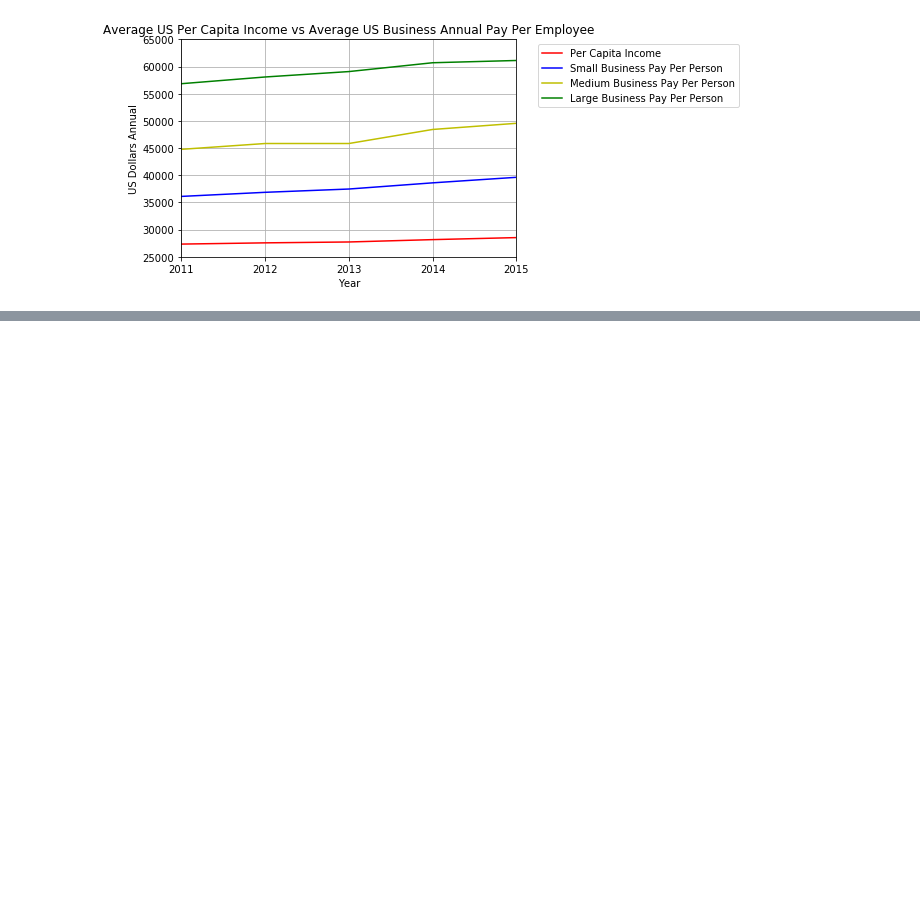
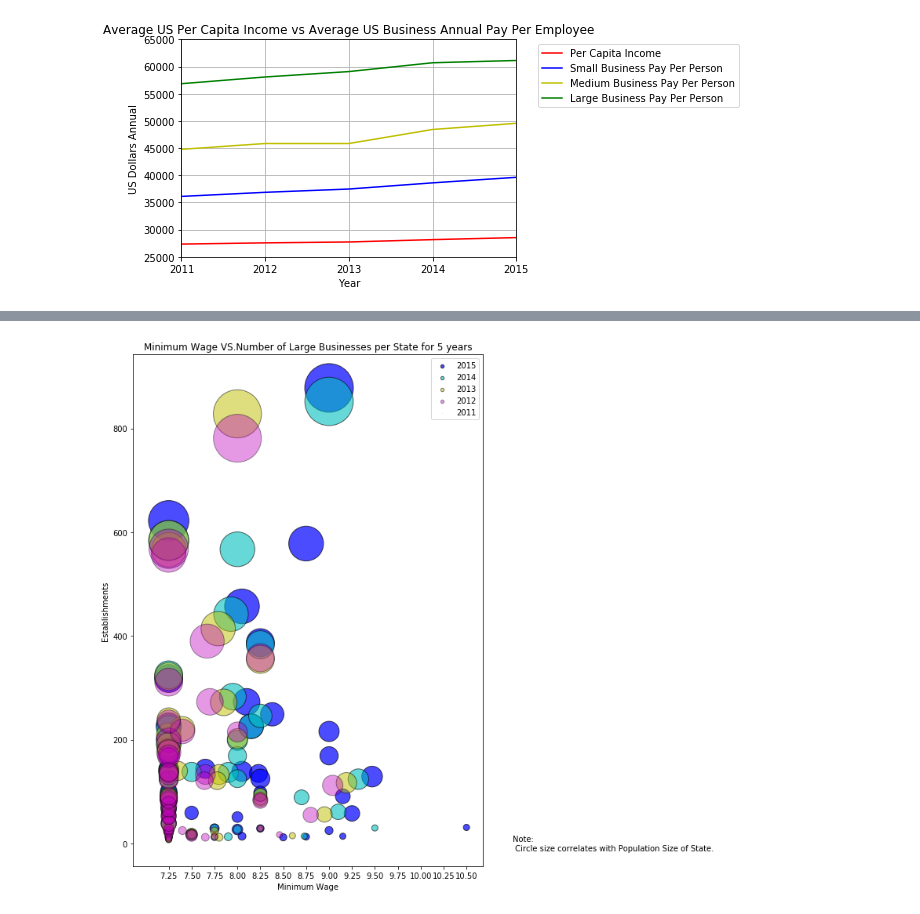
Before and after one commit to Airedyver/Census_Business_Vizualization, a Jupyter notebook: project1-ec.ipynb, the cells around one changed output, grey strips where cells are left out. Saved outputs shown, nothing was run; the diff lists cells and outputs as text; code cells hidden in the pictures; blank space fills up the shorter version.

```diff
--- a/project1-ec.ipynb
+++ b/project1-ec.ipynb
@@ -1047,0 +1050,47 @@ plt.show()
+# %%
+#graph minimum wage vs Establishments
+#Set figure size
+fig = plt.figure(figsize=(8,12))
+
+lar_min_wage_plot_2015 = clean_combo_census.loc[clean_combo_census["Year"] == "2015"]
+lar_min_wage_plot_2014 = clean_combo_census.loc[clean_combo_census["Year"] == "2014"]
+lar_min_wage_plot_2013 = clean_combo_census.loc[clean_combo_census["Year"] == "2013"]
+lar_min_wage_plot_2012 = clean_combo_census.loc[clean_combo_census["Year"] == "2012"]
+lar_min_wage_plot_2011 = clean_combo_census.loc[clean_combo_census["Year"] == "2011"]
+
+pop_count_2015 =lar_min_wage_plot_2015["Population"]/10000
+pop_count_2014 =lar_min_wage_plot_2014["Population"]/10000
+pop_count_2013 =lar_min_wage_plot_2013["Population"]/10000
+pop_count_2012 =lar_min_wage_plot_2012["Population"]/10000
+pop_count_2011 =lar_min_wage_plot_2011["Population"]/10000
+
+#plot with the colors
+colors = ['b', 'c', 'y', 'm', 'r']
+lar_min_wage_plot_2015 = plt.scatter(lar_min_wage_plot_2015["Minimum Wage"],lar_min_wage_plot_2015["Large Business Number of Establishments"],
+                                       c=colors[0],s=pop_count_2015, edgecolors='black',alpha=0.7)
+lar_min_wage_plot_2014 = plt.scatter(lar_min_wage_plot_2014["Minimum Wage"],lar_min_wage_plot_2014["Large Business Number of Establishments"],
+                                       c=colors[1],s=pop_count_2014,edgecolors='black',alpha=0.6)
+lar_min_wage_plot_2013 = plt.scatter(lar_min_wage_plot_2013["Minimum Wage"],lar_min_wage_plot_2013["Large Business Number of Establishments"],
+                                       c=colors[2],s=pop_count_2013,edgecolors='black',alpha=0.5)
+lar_min_wage_plot_2012 = plt.scatter(lar_min_wage_plot_2012["Minimum Wage"],lar_min_wage_plot_2012["Large Business Number of Establishments"],
+                                       c=colors[3],s=pop_count_2012,edgecolors='black',alpha=0.4)
+lar_min_wage_plot_2011 = plt.scatter(lar_min_wage_plot_2011["Minimum Wage"],lar_min_wage_plot_2011["Large Business Number of Establishments"],
+                                       c=colors[4],s=pop_count_2011,edgecolors='black',alpha=0.3)
+
+#Add labels to the x and y axes
+plt.title("Minimum Wage VS.Number of Large Businesses per State for 5 years")
+plt.xlabel("Minimum Wage")
+plt.ylabel("Establishments")
+plt.legend((lar_min_wage_plot_2015,lar_min_wage_plot_2014, lar_min_wage_plot_2013, lar_min_wage_plot_2012,lar_min_wage_plot_2011)
+           ,("2015", "2014", "2013","2012","2011"),markerscale=.1)
+
+plt.xticks(np.arange(7.25,10.75,.25), size = 10)
+plt.text(11, 0,'Note: \n Circle size correlates with Population Size of State.',
+     horizontalalignment='left',
+     verticalalignment='center')
+# Save Figure
+plt.savefig("Min_wage vs. lar Est.png")
+
+plt.show()
+# %% [output]
+[figure, added]
```
Also changed, not shown: parts of 8 cells of this notebook.
